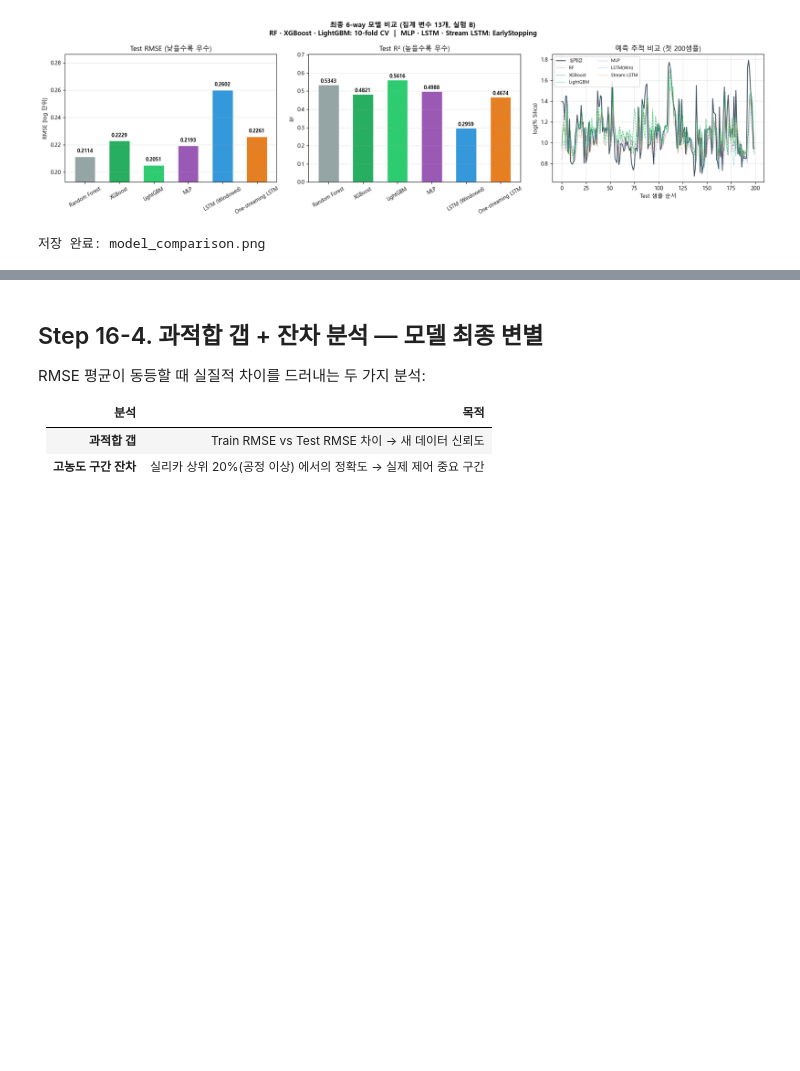
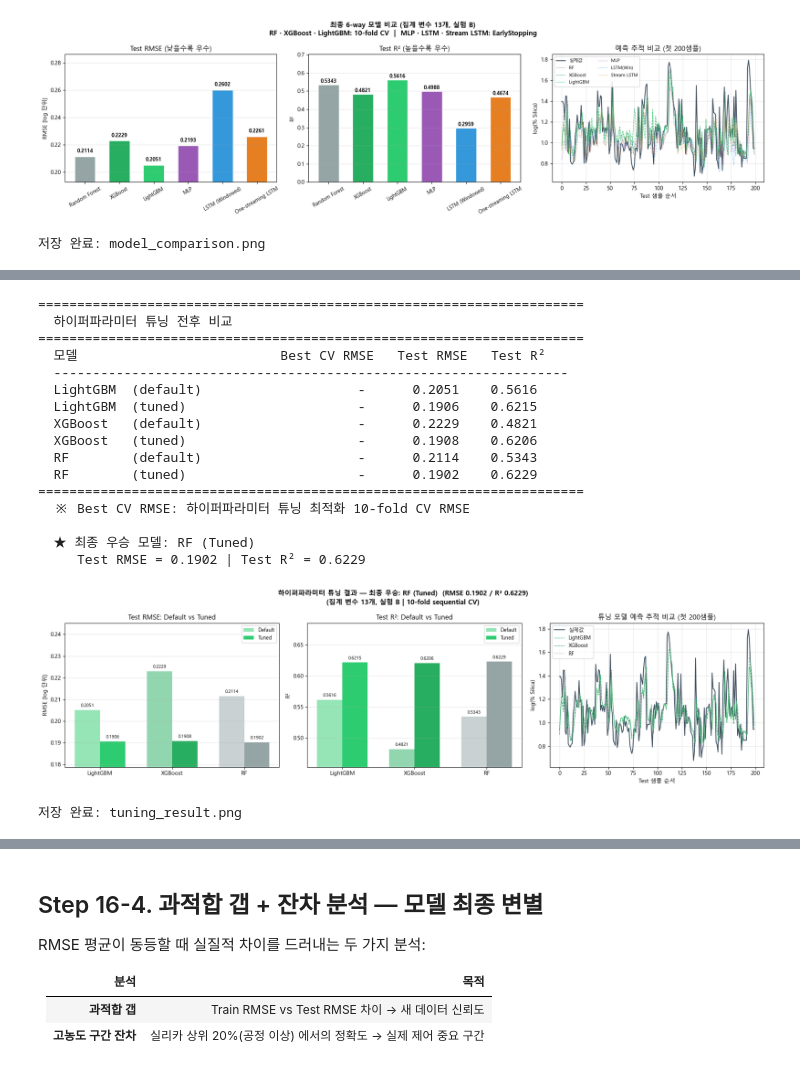
Before and after one commit to HyREX-Comic-Sans/CAPSTONE_Project, a Jupyter notebook: Silica_DOE.ipynb, the cells around one changed output, grey strips where cells are left out. Cells and saved outputs as stored; diff of their text form; code cells hidden in the pictures; blank space fills up the shorter version.

```diff
--- a/Silica_DOE.ipynb
+++ b/Silica_DOE.ipynb
@@ -879,7 +879,7 @@ lstm_A, res_lstm_A = run_lstm(
     X_A_train, X_A_test, 'LSTM 실험 A — 전체 23개 변수'
 )
 lstm_B, res_lstm_B = run_lstm(
-    X_B_train, X_B_test, 'LSTM 실험 B — RSM 선별 11개 변수'
+    X_B_train, X_B_test, 'LSTM 실험 B — 공정 지식 기반 집계 변수 (13개)'
 )
 # %% [output]
 LSTM 학습 시작 (EarlyStopping patience=10, max epoch=100)...
@@ -909,9 +909,9 @@ WARNING:tensorflow:TensorFlow GPU support is not available on native Windows for
 
 results = {
     'XGBoost-A (23개)': res_A,
-    'XGBoost-B (11개)': res_B,
+    'XGBoost-B (13개)': res_B,
     'LSTM-A    (23개)': res_lstm_A,
-    'LSTM-B    (11개)': res_lstm_B,
+    'LSTM-B    (13개)': res_lstm_B,
 }
 
 # ── 텍스트 비교표 ────────────────────────────────────────────────────────
@@ -935,7 +935,7 @@ print(f'    XGBoost : RMSE {xgb_feat:+.2f}%')
 print(f'    LSTM    : RMSE {lstm_feat:+.2f}%')
 print(f'\n  [모델 효과 (XGBoost → LSTM)]')
 print(f'    23개 피처 : RMSE {model_full:+.2f}%')
-print(f'    11개 피처 : RMSE {model_sel:+.2f}%')
+print(f'    13개 피처 : RMSE {model_sel:+.2f}%')
 print('\n  ※ RMSE 단위: log(% Silica Concentrate)')
 print('  ※ XGBoost: 10-fold CV | LSTM: EarlyStopping + val_split 10%')
 
@@ -1044,9 +1044,9 @@ XGBoost 학습 (lag 없음)...
 # ── 4개 실험 종합 비교표 ─────────────────────────────────────────────────────
 all_results = [
     (f"A — 전체 21개 + lag",          res_A,    len(feat_A)),
-    (f"B — RSM {len(feat_B)}개 + lag", res_B,    len(feat_B)),
+    (f"B — 집계 {len(feat_B)}개 + lag", res_B,    len(feat_B)),
     (f"A — 전체 21개  (no lag)",       res_A_nl, len(X_COLS)),
-    (f"B — RSM {len(remaining)}개 (no lag)", res_B_nl, len(remaining)),
+    (f"B — 집계 {len(remaining)}개 (no lag)", res_B_nl, len(remaining)),
 ]
 
 print("=" * 68)
@@ -1095,7 +1095,7 @@ for ax, vals, title, ylabel in [
     ax.set_ylim(min(vals)*0.97, max(vals)*1.03)
 
 lg = [mpatches.Patch(color='steelblue', label='실험 A (전체 21개)'),
-      mpatches.Patch(color='tomato',     label='실험 B (RSM 선별)'),
+      mpatches.Patch(color='tomato',     label='실험 B (집계 변수)'),
       mpatches.Patch(color='gray', alpha=0.4, label='lag 없음')]
 axes[1].legend(handles=lg, fontsize=9, loc='lower right')
 
@@ -1716,28 +1607,23 @@ def eval_model(model, X_tr, X_te):
     return pred, {'test_rmse': test_rmse, 'test_r2': test_r2, 'pred': pred}
 
 
-# 최적 파라미터로 재학습
-tuned_lgbm = lgb.LGBMRegressor(**study_lgbm.best_params, random_state=42, n_jobs=-1, verbose=-1)
-tuned_xgb  = xgb.XGBRegressor(**study_xgb.best_params,  random_state=42, verbosity=0)
-tuned_rf   = RandomForestRegressor(**study_rf.best_params, random_state=42, n_jobs=-1)
-
 _, res_tuned_lgbm = eval_model(tuned_lgbm, X_B_train, X_B_test)
 _, res_tuned_xgb  = eval_model(tuned_xgb,  X_B_train, X_B_test)
 _, res_tuned_rf   = eval_model(tuned_rf,   X_B_train, X_B_test)
 
 # ── 텍스트 비교표 ─────────────────────────────────────────────────────────
 compare = [
-    ('LightGBM  (default)', res_lgbm_B,    study_lgbm.best_value),
+    ('LightGBM  (default)', res_lgbm_B,    None),
     ('LightGBM  (tuned)',   res_tuned_lgbm, None),
-    ('XGBoost   (default)', res_B,          study_xgb.best_value),
+    ('XGBoost   (default)', res_B,          None),
     ('XGBoost   (tuned)',   res_tuned_xgb,  None),
-    ('RF        (default)', res_rf_B,        study_rf.best_value),
+    ('RF        (default)', res_rf_B,        None),
     ('RF        (tuned)',   res_tuned_rf,    None),
 ]
 
 SEP = '=' * 70
 print(f'\n{SEP}')
-print('  Optuna 튜닝 전후 비교')
+print('  하이퍼파라미터 튜닝 전후 비교')
 print(SEP)
 print(f'  {"모델":<26s}  {"Best CV RMSE":>12s}  {"Test RMSE":>10s}  {"Test R²":>8s}')
 print(f'  {"-"*66}')
@@ -1745,7 +1631,7 @@ for name, res, cv_val in compare:
     cv_str = f'{cv_val:.4f}' if cv_val is not None else '          -'
     print(f'  {name:<26s}  {cv_str:>12s}  {res["test_rmse"]:>10.4f}  {res["test_r2"]:>8.4f}')
 print(SEP)
-print('  ※ Best CV RMSE: Optuna가 최적화한 10-fold CV RMSE')
+print('  ※ Best CV RMSE: 하이퍼파라미터 튜닝 최적화 10-fold CV RMSE')
 
 # 최종 우승자
 tuned_results = [
@@ -1789,33 +1675,52 @@ b4 = axes[1].bar(x + w/2, r2_tuned, w, label='Tuned',   color=colors, alpha=1.0)
 for bar, val in zip(list(b3)+list(b4), r2_def+r2_tuned):
     axes[1].text(bar.get_x()+bar.get_width()/2, bar.get_height()+0.003,
                  f'{val:.4f}', ha='center', va='bottom', fontsize=8)
 axes[1].set_xticks(x)
 axes[1].set_xticklabels(['LightGBM', 'XGBoost', 'RF'], fontsize=10)
 axes[1].set_title('Test R²: Default vs Tuned', fontsize=12)
 axes[1].set_ylabel('R²')
 axes[1].set_ylim(min(r2_def+r2_tuned)*0.94, max(r2_def+r2_tuned)*1.10)
 axes[1].legend(fontsize=9)
 axes[1].grid(axis='y', alpha=0.3)
 
 # (3) 최종 3 tuned 모델 예측 추적 비교
 n_show = 200
 y_arr = y_test.values
 axes[2].plot(y_arr[:n_show], color='#2c3e50', lw=1.5, label='실제값', alpha=0.9)
 axes[2].plot(res_tuned_lgbm['pred'][:n_show], color='#2ecc71', lw=1.0, label='LightGBM', linestyle='--')
 axes[2].plot(res_tuned_xgb['pred'][:n_show],  color='#27ae60', lw=1.0, label='XGBoost',  linestyle='--')
 axes[2].plot(res_tuned_rf['pred'][:n_show],   color='#95a5a6', lw=1.0, label='RF',        linestyle=':')
 axes[2].set_title(f'튜닝 모델 예측 추적 비교 (첫 {n_show}샘플)', fontsize=12)
 axes[2].set_xlabel('Test 샘플 순서')
 axes[2].set_ylabel('log(% Silica)')
 axes[2].legend(fontsize=9)
 axes[2].grid(alpha=0.3)
 
 plt.suptitle(
-    f'Optuna 튜닝 결과 — 최종 우승: {winner_name}  (RMSE {winner_res["test_rmse"]:.4f} / R² {winner_res["test_r2"]:.4f})\n'
+    f'하이퍼파라미터 튜닝 결과 — 최종 우승: {winner_name}  (RMSE {winner_res["test_rmse"]:.4f} / R² {winner_res["test_r2"]:.4f})\n'
     '(집계 변수 13개, 실험 B | 10-fold sequential CV)',
     fontsize=12, fontweight='bold'
 )
 plt.tight_layout()
-plt.savefig('optuna_tuning_result.png', dpi=150, bbox_inches='tight')
+plt.savefig('tuning_result.png', dpi=150, bbox_inches='tight')
 plt.show()
-print('저장 완료: optuna_tuning_result.png')
+print('저장 완료: tuning_result.png')
+# %% [output]
+======================================================================
+  하이퍼파라미터 튜닝 전후 비교
+======================================================================
+  모델                          Best CV RMSE   Test RMSE   Test R²
+  ------------------------------------------------------------------
+  LightGBM  (default)                    -      0.2051    0.5616
+  LightGBM  (tuned)                      -      0.1906    0.6215
+  XGBoost   (default)                    -      0.2229    0.4821
+  XGBoost   (tuned)                      -      0.1908    0.6206
+  RF        (default)                    -      0.2114    0.5343
+  RF        (tuned)                      -      0.1902    0.6229
+======================================================================
+  ※ Best CV RMSE: 하이퍼파라미터 튜닝 최적화 10-fold CV RMSE
+
+  ★ 최종 우승 모델: RF (Tuned)
+     Test RMSE = 0.1902 | Test R² = 0.6229
+[figure, added]
+저장 완료: tuning_result.png
```
Also changed, not shown: parts of 11 cells of this notebook, 9 other files.
